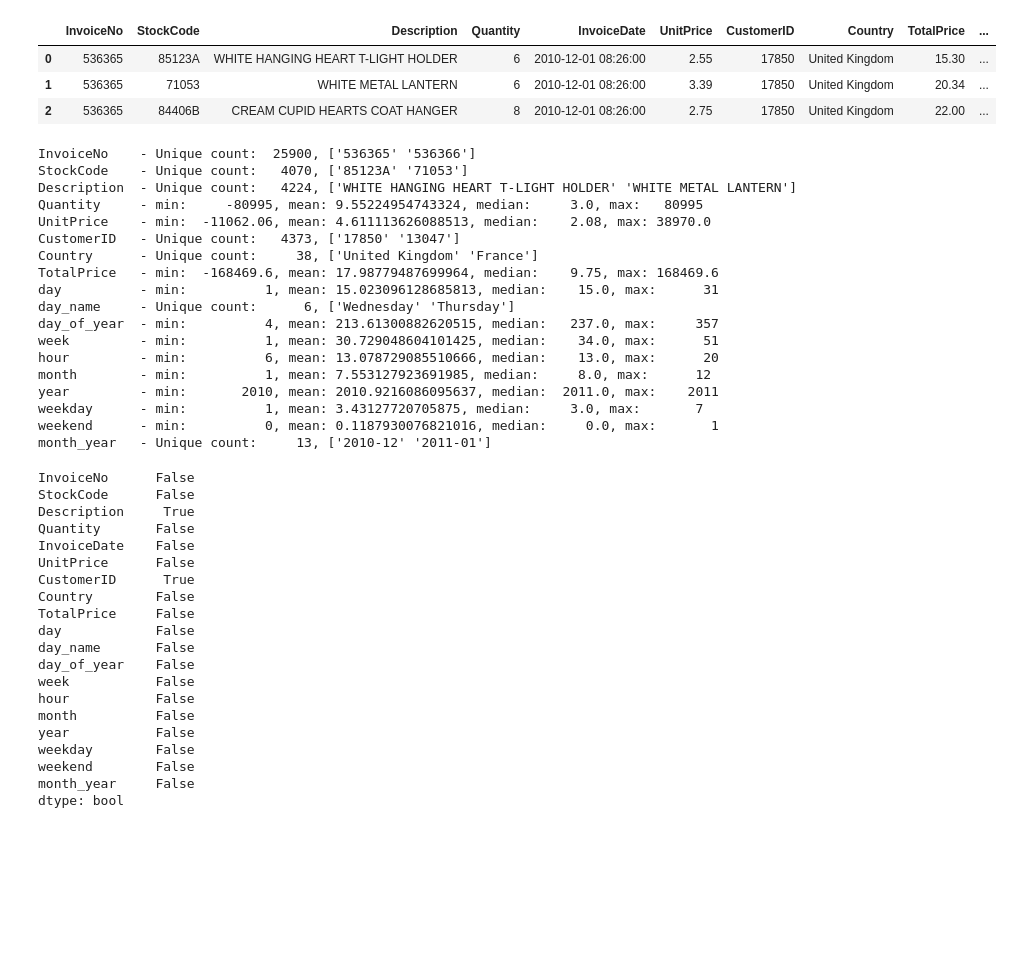
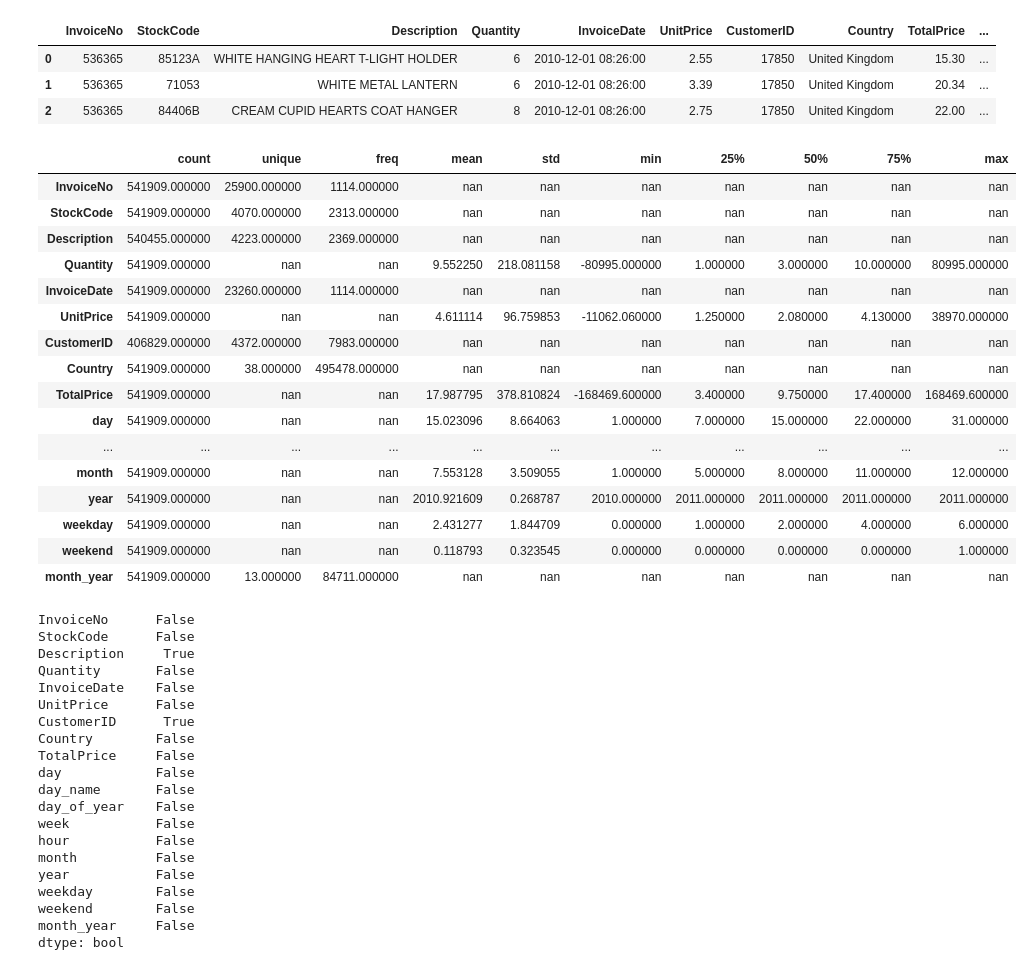
Before and after one commit to loulouOz/Customer-Insights-Analysis-RFM-Segmentation, a Jupyter notebook: customer_insights.ipynb, the cells around one changed output. Saved outputs shown, nothing was run; the diff lists cells and outputs as text; code cells hidden in the pictures; blank space fills up the shorter version.

```diff
--- a/customer_insights.ipynb
+++ b/customer_insights.ipynb
@@ -64,34 +64,37 @@ rows: 541909 columns: 8
 | 0 | 536365 | 85123A | WHITE HANGING HEART T-LIGHT HOLDER | 6 | 2010-12-01 08:26:00 | 2.55 | 17850 | United Kingdom | 15.30 | ... |
 | 1 | 536365 | 71053 | WHITE METAL LANTERN | 6 | 2010-12-01 08:26:00 | 3.39 | 17850 | United Kingdom | 20.34 | ... |
 | 2 | 536365 | 84406B | CREAM CUPID HEARTS COAT HANGER | 8 | 2010-12-01 08:26:00 | 2.75 | 17850 | United Kingdom | 22.00 | ... |
-# %%
-for i in df.columns:
-    if df[i].dtype == object:
-        print('{:12} - Unique count: {:6}, {}'.format(i,len(df[i].unique()),df[i].unique()[:2]))
-    else:
-        try:
-            print('{:12} - min: {:10}, mean: {:7}, median: {:7}, max: {:7}'.format(i,df[i].min(),df[i].mean(),df[i].median(),df[i].max()))
-        except Exception:
-            pass
-# %% [output]
-InvoiceNo    - Unique count:  25900, ['536365' '536366']
-StockCode    - Unique count:   4070, ['85123A' '71053']
-Description  - Unique count:   4224, ['WHITE HANGING HEART T-LIGHT HOLDER' 'WHITE METAL LANTERN']
-Quantity     - min:     -80995, mean: 9.55224954743324, median:     3.0, max:   80995
-UnitPrice    - min:  -11062.06, mean: 4.611113626088513, median:    2.08, max: 38970.0
-CustomerID   - Unique count:   4373, ['17850' '13047']
-Country      - Unique count:     38, ['United Kingdom' 'France']
-TotalPrice   - min:  -168469.6, mean: 17.98779487699964, median:    9.75, max: 168469.6
-day          - min:          1, mean: 15.023096128685813, median:    15.0, max:      31
-day_name     - Unique count:      6, ['Wednesday' 'Thursday']
-day_of_year  - min:          4, mean: 213.61300882620515, median:   237.0, max:     357
-week         - min:          1, mean: 30.729048604101425, median:    34.0, max:      51
-hour         - min:          6, mean: 13.078729085510666, median:    13.0, max:      20
-month        - min:          1, mean: 7.553127923691985, median:     8.0, max:      12
-year         - min:       2010, mean: 2010.9216086095637, median:  2011.0, max:    2011
-weekday      - min:          1, mean: 3.43127720705875, median:     3.0, max:       7
-weekend      - min:          0, mean: 0.1187930076821016, median:     0.0, max:       1
-month_year   - Unique count:     13, ['2010-12' '2011-01']
+# %%
+def highlight_mins(s):
+    is_min = s < s.max()
+    return ['background-color: red' if v else '' for v in is_min]
+
+def negative(s):
+    is_neg = s < 0
+    return ['background-color: orange' if v else '' for v in is_neg]
+# %%
+df_desc = df.describe(include='all').T.drop(['top','first','last'],axis=1)
+
+df_desc.fillna(np.nan).style.apply(highlight_mins, subset=pd.IndexSlice[:, ['count']])\
+                        .apply(negative, subset=pd.IndexSlice[:, ['min']])
+# %% [output]
+|  | count | unique | freq | mean | std | min | 25% | 50% | 75% | max |
+| InvoiceNo | 541909.000000 | 25900.000000 | 1114.000000 | nan | nan | nan | nan | nan | nan | nan |
+| StockCode | 541909.000000 | 4070.000000 | 2313.000000 | nan | nan | nan | nan | nan | nan | nan |
+| Description | 540455.000000 | 4223.000000 | 2369.000000 | nan | nan | nan | nan | nan | nan | nan |
+| Quantity | 541909.000000 | nan | nan | 9.552250 | 218.081158 | -80995.000000 | 1.000000 | 3.000000 | 10.000000 | 80995.000000 |
+| InvoiceDate | 541909.000000 | 23260.000000 | 1114.000000 | nan | nan | nan | nan | nan | nan | nan |
+| UnitPrice | 541909.000000 | nan | nan | 4.611114 | 96.759853 | -11062.060000 | 1.250000 | 2.080000 | 4.130000 | 38970.000000 |
+| CustomerID | 406829.000000 | 4372.000000 | 7983.000000 | nan | nan | nan | nan | nan | nan | nan |
+| Country | 541909.000000 | 38.000000 | 495478.000000 | nan | nan | nan | nan | nan | nan | nan |
+| TotalPrice | 541909.000000 | nan | nan | 17.987795 | 378.810824 | -168469.600000 | 3.400000 | 9.750000 | 17.400000 | 168469.600000 |
+| day | 541909.000000 | nan | nan | 15.023096 | 8.664063 | 1.000000 | 7.000000 | 15.000000 | 22.000000 | 31.000000 |
+| ... | ... | ... | ... | ... | ... | ... | ... | ... | ... | ... |
+| month | 541909.000000 | nan | nan | 7.553128 | 3.509055 | 1.000000 | 5.000000 | 8.000000 | 11.000000 | 12.000000 |
+| year | 541909.000000 | nan | nan | 2010.921609 | 0.268787 | 2010.000000 | 2011.000000 | 2011.000000 | 2011.000000 | 2011.000000 |
+| weekday | 541909.000000 | nan | nan | 2.431277 | 1.844709 | 0.000000 | 1.000000 | 2.000000 | 4.000000 | 6.000000 |
+| weekend | 541909.000000 | nan | nan | 0.118793 | 0.323545 | 0.000000 | 0.000000 | 0.000000 | 0.000000 | 1.000000 |
+| month_year | 541909.000000 | 13.000000 | 84711.000000 | nan | nan | nan | nan | nan | nan | nan |
 # %%
 df.isnull().any()
 # %% [output]
```
Also changed, not shown: parts of 15 cells of this notebook, 1 other file.
